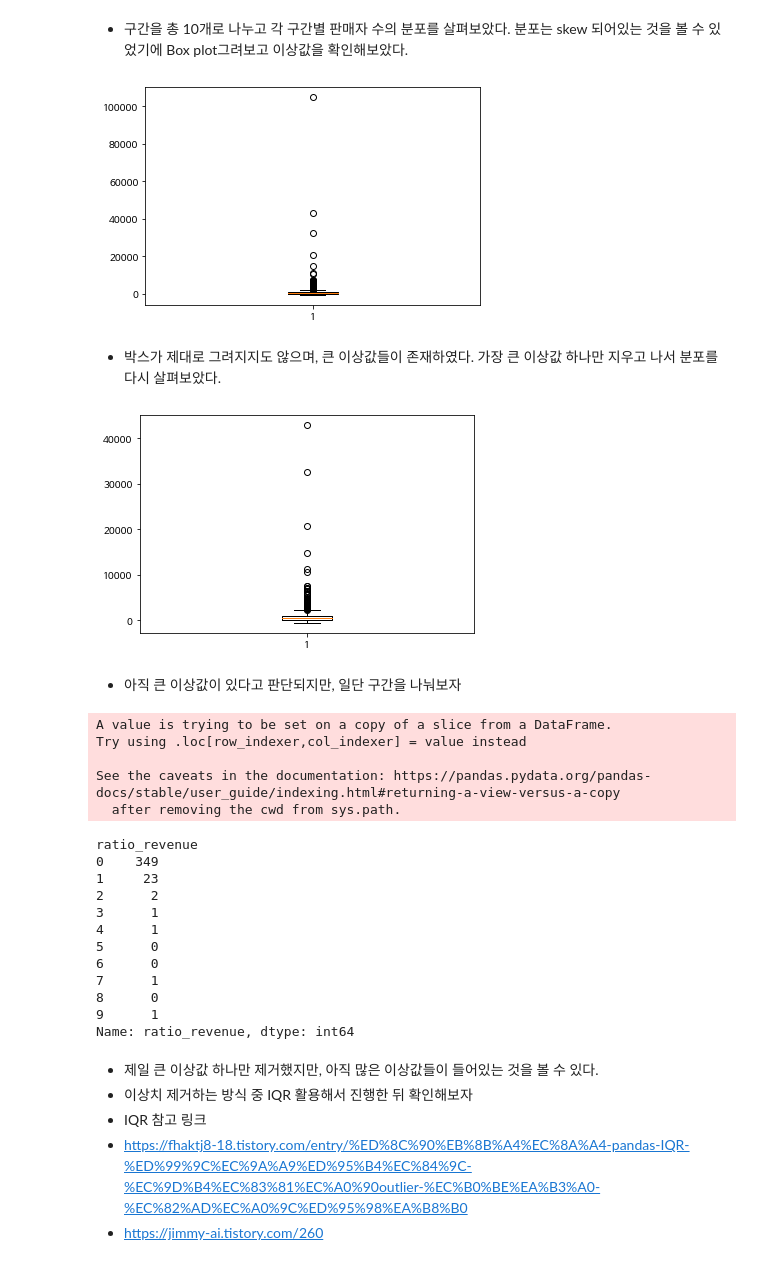
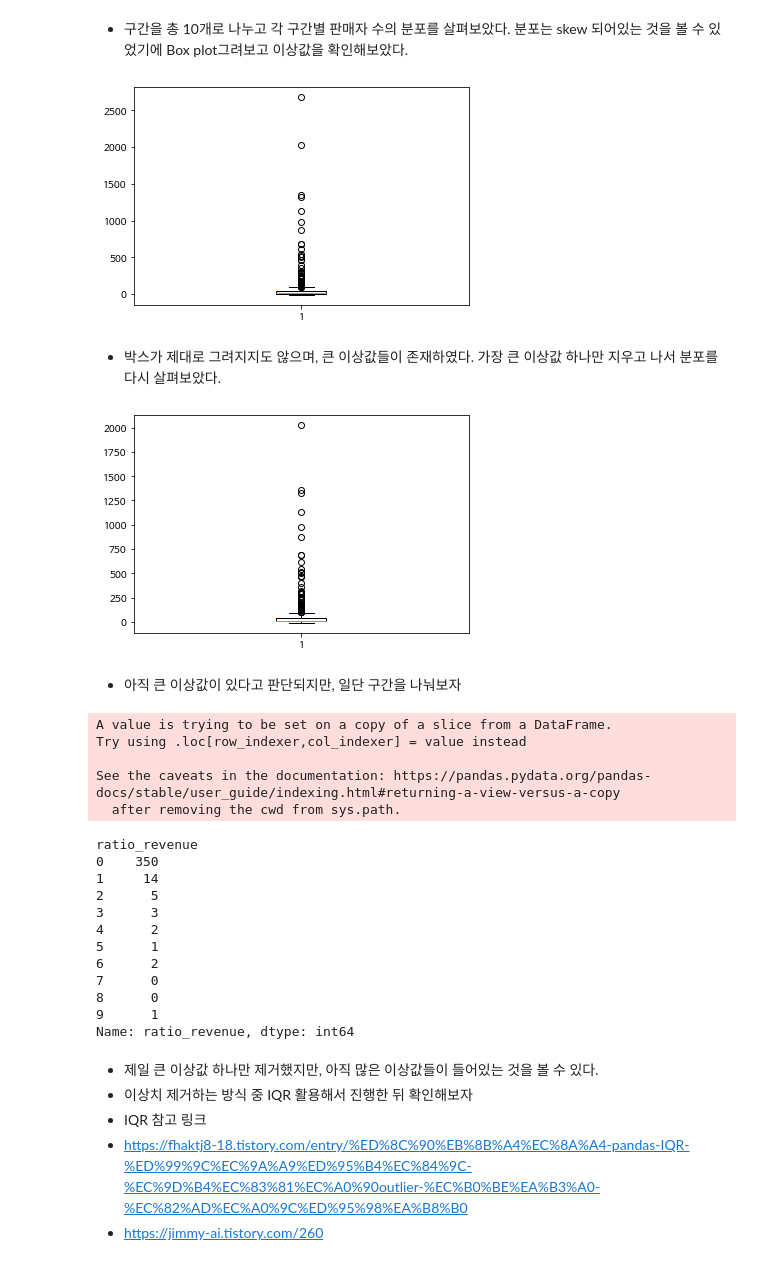
Before and after one commit to cyss93/CP1_team8, a Jupyter notebook: Whale_Curve_&_Origins.ipynb, the cells around one changed output. Cells and saved outputs as stored; diff of their text form; code cells hidden in the pictures.

```diff
--- a/Whale_Curve_&_Origins.ipynb
+++ b/Whale_Curve_&_Origins.ipynb
@@ -59,6 +75,6 @@ df_for_whale = df_seller[['seller_id', 'sum_revenue']]
 # %%
 # 수익성 순으로 정렬
-df_for_whale = df_for_whale.sort_values('sum_revenue')
+df_for_whale = df_for_whale.sort_values('mean_revenue')
 # %%
 df_for_whale.head(10)
 # %% [output]
@@ -106,8 +122,8 @@ plt.close()
 # pd.cut()은 동일한 길이로 나누는 것이고, pd.qcut()은 동일한 갯수로 나누는 것.
 
 # 최소 수익성 판매자
-min_revenue = df_for_whale['sum_revenue'].min()
-max_revenue = df_for_whale['sum_revenue'].max()
+min_revenue = df_for_whale['mean_revenue'].min()
+max_revenue = df_for_whale['mean_revenue'].max()
 # %%
 min_revenue
 # %% [output]
@@ -119,7 +135,7 @@ max_revenue
 # %%
-# 10개 구간으로 나누고, 라벨을 붙여주기
+# 10개 구간으로 나누고, 라벨을 붙여주기. 구간나누는 건 pandas cut 활용
 # 예) 하위 10%까지는 라벨이 '0', 상위 10%는 라벨이 '9'
-df_for_whale['ratio_revenue'] = pd.cut(df_for_whale['sum_revenue'], 10,
+df_for_whale['ratio_revenue'] = pd.cut(df_for_whale['mean_revenue'], 10,
                                        labels=['0', '1', '2', '3', '4', '5', '6', '7', '8', '9'])
 # %%
 df_for_whale.groupby('ratio_revenue')['ratio_revenue'].count()
@@ -140,27 +156,27 @@ Name: ratio_revenue, dtype: int64
 - 구간을 총 10개로 나누고 각 구간별 판매자 수의 분포를 살펴보았다. 분포는 skew 되어있는 것을 볼 수 있었기에 Box plot그려보고 이상값을 확인해보았다.
 # %%
 # box plot
-plt.boxplot(df_for_whale['sum_revenue'])
+plt.boxplot(df_for_whale['mean_revenue'])
 plt.show()
 # %% [output]
-[figure, old version]
+[figure, new version]
 # %% [markdown]
 - 박스가 제대로 그려지지도 않으며, 큰 이상값들이 존재하였다. 가장 큰 이상값 하나만 지우고 나서 분포를 다시 살펴보았다.
 # %%
 # 가장 큰 이상값 제거 하고 다시 그려보자
 ######## 여기서는 이상값이지만, 실제 큰 판매수익을 거둔 판매자이기에, 고래곡선 이외에서는 함부로 제외하면 안될 것 ########
-df_for_whale_renew = df_for_whale[df_for_whale.sum_revenue != max_revenue]
+df_for_whale_renew = df_for_whale[df_for_whale.mean_revenue != max_revenue]
 # %%
-plt.boxplot(df_for_whale_renew['sum_revenue'])
+plt.boxplot(df_for_whale_renew['mean_revenue'])
 plt.show()
 # %% [output]
-[figure, old version]
+[figure, new version]
 # %% [markdown]
 - 아직 큰 이상값이 있다고 판단되지만, 일단 구간을 나눠보자
 # %%
 # 10개 구간으로 나누고, 라벨을 붙여주기
 # 예) 하위 10%까지는 라벨이 '0', 상위 10%는 라벨이 '9'
-df_for_whale_renew['ratio_revenue'] = pd.cut(df_for_whale_renew['sum_revenue'], 10,
+df_for_whale_renew['ratio_revenue'] = pd.cut(df_for_whale_renew['mean_revenue'], 10,
                                        labels=['0', '1', '2', '3', '4', '5', '6', '7', '8', '9'])
 
 # 분포 수
@@ -172,14 +188,14 @@ Try using .loc[row_indexer,col_indexer] = value instead
 See the caveats in the documentation: https://pandas.pydata.org/pandas-docs/stable/user_guide/indexing.html#returning-a-view-versus-a-copy
   after removing the cwd from sys.path.
 ratio_revenue
-0    349
-1     23
-2      2
-3      1
-4      1
-5      0
-6      0
-7      1
+0    350
+1     14
+2      5
+3      3
+4      2
+5      1
+6      2
+7      0
 8      0
 9      1
 Name: ratio_revenue, dtype: int64
```
Also changed, not shown: parts of 15 cells of this notebook.
